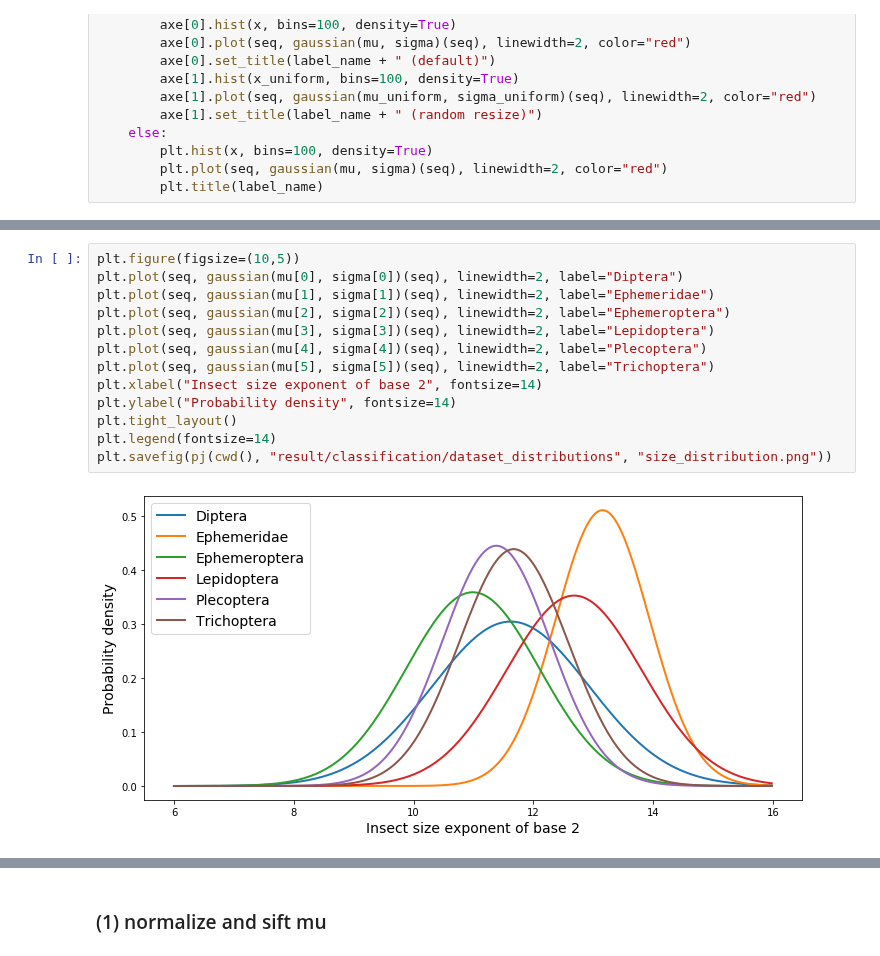
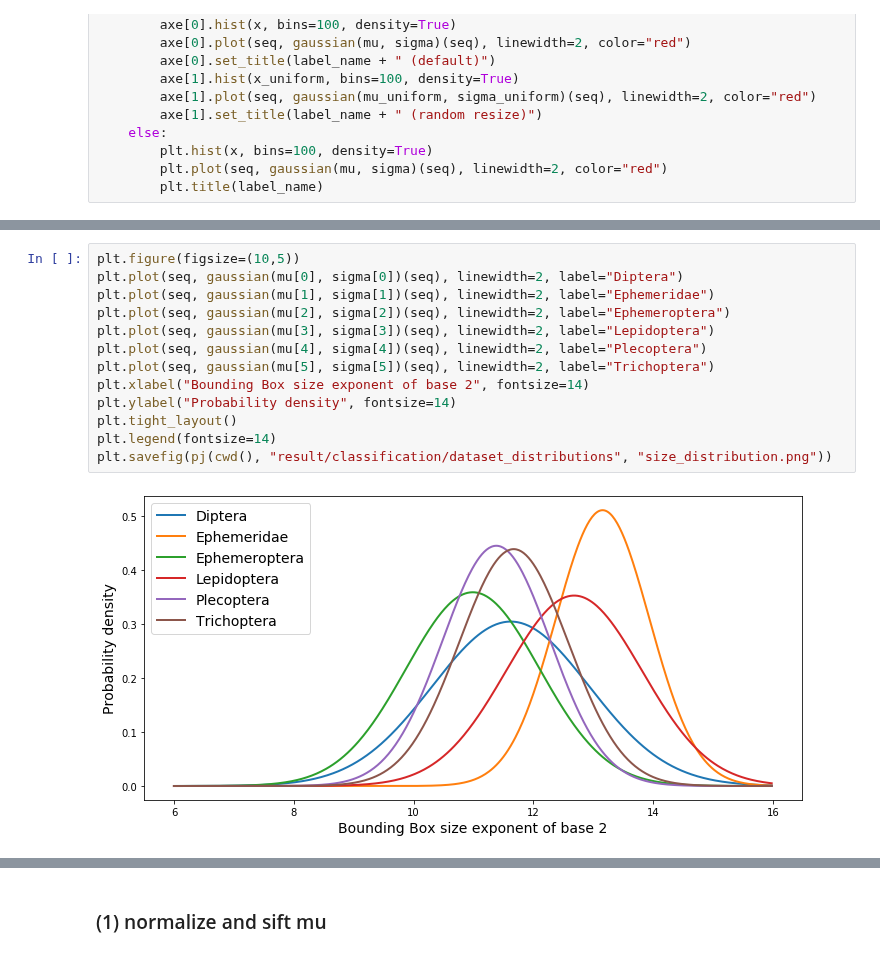
Before and after one commit to keiiti975/Insect_Phenology_Detector, a Jupyter notebook: result/classification/dataset_distributions/dataset_distributions.ipynb, the cells around one changed output, grey strips where cells are left out. Cells and saved outputs as stored; diff of their text form.

```diff
--- a/result/classification/dataset_distributions/dataset_distributions.ipynb
+++ b/result/classification/dataset_distributions/dataset_distributions.ipynb
@@ -181,18 +181,18 @@ plot_hist_and_distribution(x, seq, mu[5], sigma[5], "Trichoptera", x_uniform, mu
 # %%
 plt.figure(figsize=(10,5))
 plt.plot(seq, gaussian(mu[0], sigma[0])(seq), linewidth=2, label="Diptera")
 plt.plot(seq, gaussian(mu[1], sigma[1])(seq), linewidth=2, label="Ephemeridae")
 plt.plot(seq, gaussian(mu[2], sigma[2])(seq), linewidth=2, label="Ephemeroptera")
 plt.plot(seq, gaussian(mu[3], sigma[3])(seq), linewidth=2, label="Lepidoptera")
 plt.plot(seq, gaussian(mu[4], sigma[4])(seq), linewidth=2, label="Plecoptera")
 plt.plot(seq, gaussian(mu[5], sigma[5])(seq), linewidth=2, label="Trichoptera")
-plt.xlabel("Insect size exponent of base 2", fontsize=14)
+plt.xlabel("Bounding Box size exponent of base 2", fontsize=14)
 plt.ylabel("Probability density", fontsize=14)
 plt.tight_layout()
 plt.legend(fontsize=14)
 plt.savefig(pj(cwd(), "result/classification/dataset_distributions", "size_distribution.png"))
 # %% [output]
-[figure, old version]
+[figure, new version]
 # %%
 plt.figure(figsize=(10,7))
 plt.plot(seq, gaussian(mu_uniform[0], sigma_uniform[0])(seq), linewidth=2, label="Diptera")
```
Also changed, not shown: parts of 8 cells of this notebook, 24 other files.
